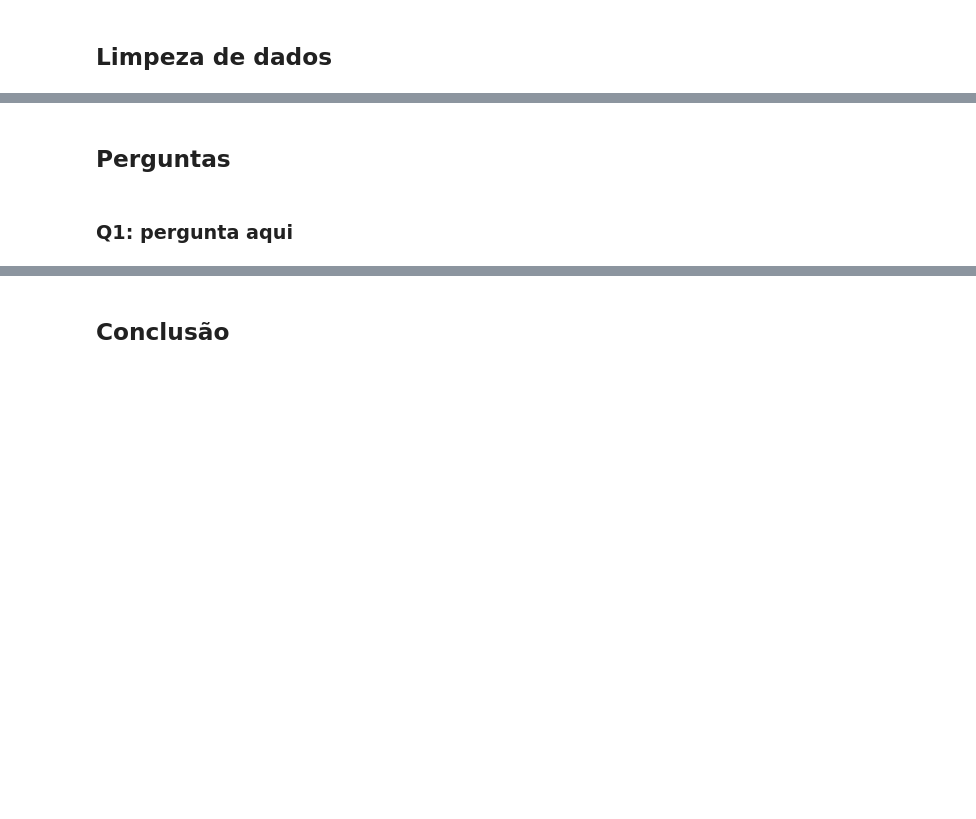
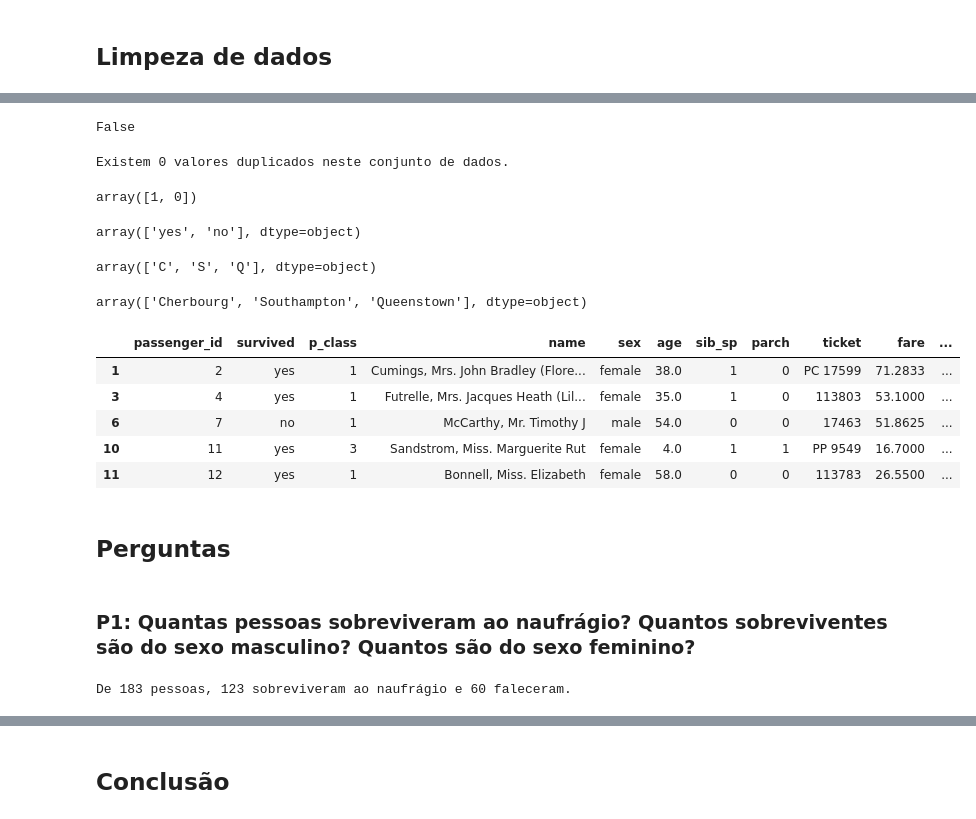
Before and after one commit to calaca/ndfdsi-investigate-a-dataset, a Jupyter notebook: investigate_a_dataset_titanic.ipynb, the cells around one changed output, grey strips where cells are left out. Saved outputs shown, nothing was run; the diff lists cells and outputs as text; code cells hidden in the pictures; blank space fills up the shorter version.

```diff
--- a/investigate_a_dataset_titanic.ipynb
+++ b/investigate_a_dataset_titanic.ipynb
@@ -58,0 +97,4 @@ memory usage: 83.6+ KB
+# %%
+# Renomear colunas para o padrão snake case
+df.rename(columns={'PassengerId': 'passenger_id', 'Survived': 'survived', 'Pclass': 'p_class', 'Name': 'name', 'Sex': 'sex', 'SibSp': 'sib_sp', 'Age': 'age', 'Parch': 'parch', 'Ticket': 'ticket', 'Fare': 'fare', 'Cabin': 'cabin', 'Embarked': 'embarked'}, inplace=True)
+list(df)
@@ -59,4 +136,57 @@ memory usage: 83.6+ KB
+# %%
+# Descartar linhas com valores nulos
+df.dropna(inplace=True, how='any')
+
+# Checar a operação
+df.isnull().sum().any()
+# %% [output]
+False
+# %%
+# Verificar se existem dados duplicados
+duplicated = df.duplicated().sum()
+print('Existem {} valores duplicados neste conjunto de dados.'.format(duplicated))
+# %% [output]
+Existem 0 valores duplicados neste conjunto de dados.
+# %%
+# Valores únicos para survived
+df['survived'].unique()
+# %% [output]
+array([1, 0])
+# %%
+# Trocar os valores 0 e 1 por algo mais legível
+df['survived'].replace([1, 0], ['yes', 'no'], inplace=True)
+df['survived'].unique()
+# %% [output]
+array(['yes', 'no'], dtype=object)
+# %%
+# Valores únicos para embarked
+df['embarked'].unique()
+# %% [output]
+array(['C', 'S', 'Q'], dtype=object)
+# %%
+# Trocar os valores C, S e Q por algo mais legível
+df['embarked'].replace(['C', 'S', 'Q'], ['Cherbourg', 'Southampton', 'Queenstown'], inplace=True)
+df['embarked'].unique()
+# %% [output]
+array(['Cherbourg', 'Southampton', 'Queenstown'], dtype=object)
+# %%
+# Visão geral dos dados atualmente
+df.head()
+# %% [output]
+|  | passenger_id | survived | p_class | name | sex | age | sib_sp | parch | ticket | fare | ... |
+| 1 | 2 | yes | 1 | Cumings, Mrs. John Bradley (Flore... | female | 38.0 | 1 | 0 | PC 17599 | 71.2833 | ... |
+| 3 | 4 | yes | 1 | Futrelle, Mrs. Jacques Heath (Lil... | female | 35.0 | 1 | 0 | 113803 | 53.1000 | ... |
+| 6 | 7 | no | 1 | McCarthy, Mr. Timothy J | male | 54.0 | 0 | 0 | 17463 | 51.8625 | ... |
+| 10 | 11 | yes | 3 | Sandstrom, Miss. Marguerite Rut | female | 4.0 | 1 | 1 | PP 9549 | 16.7000 | ... |
+| 11 | 12 | yes | 1 | Bonnell, Miss. Elizabeth | female | 58.0 | 0 | 0 | 113783 | 26.5500 | ... |
 # %% [markdown]
 ## Perguntas
-# %% [markdown]
-### Q1: pergunta aqui
+# %% [markdown]
+### P1: Quantas pessoas sobreviveram ao naufrágio? Quantos sobreviventes são do sexo masculino? Quantos são do sexo feminino?
+# %%
+# Quantas pessoas sobreviveram ao naufrágio?
+num_survivors = df[df['survived']=='yes'].count()[0]
+num_deceased = df.shape[0] - num_survivors
+print('De {} pessoas, {} sobreviveram ao naufrágio e {} faleceram.'.format(df.shape[0], num_survivors, num_deceased))
+# %% [output]
+De 183 pessoas, 123 sobreviveram ao naufrágio e 60 faleceram.
```
Also changed, not shown: parts of 12 cells of this notebook.
